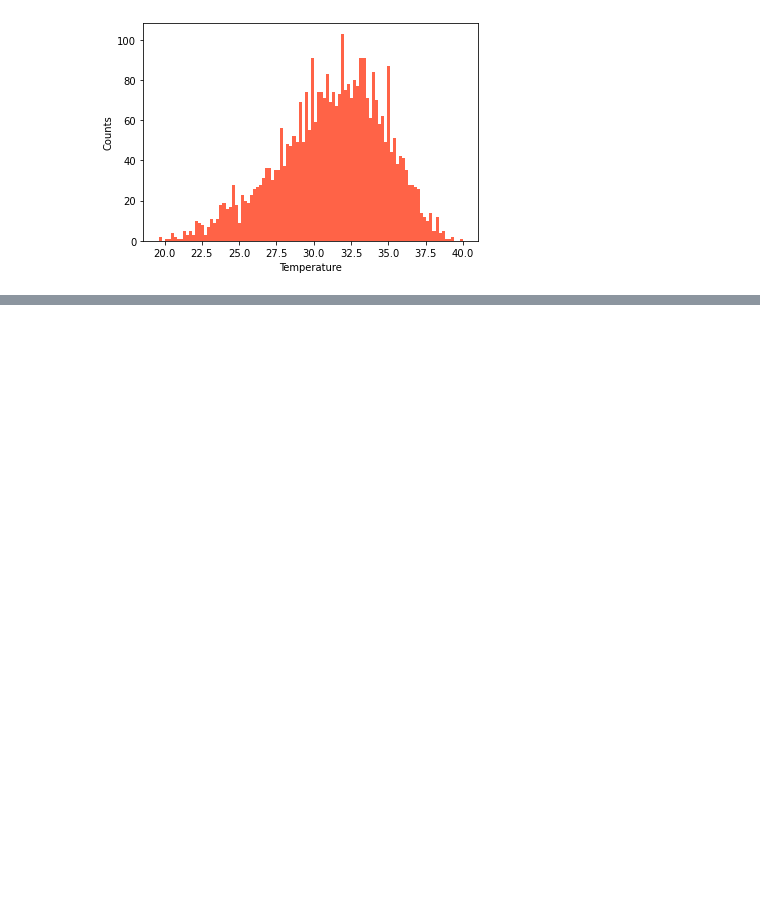
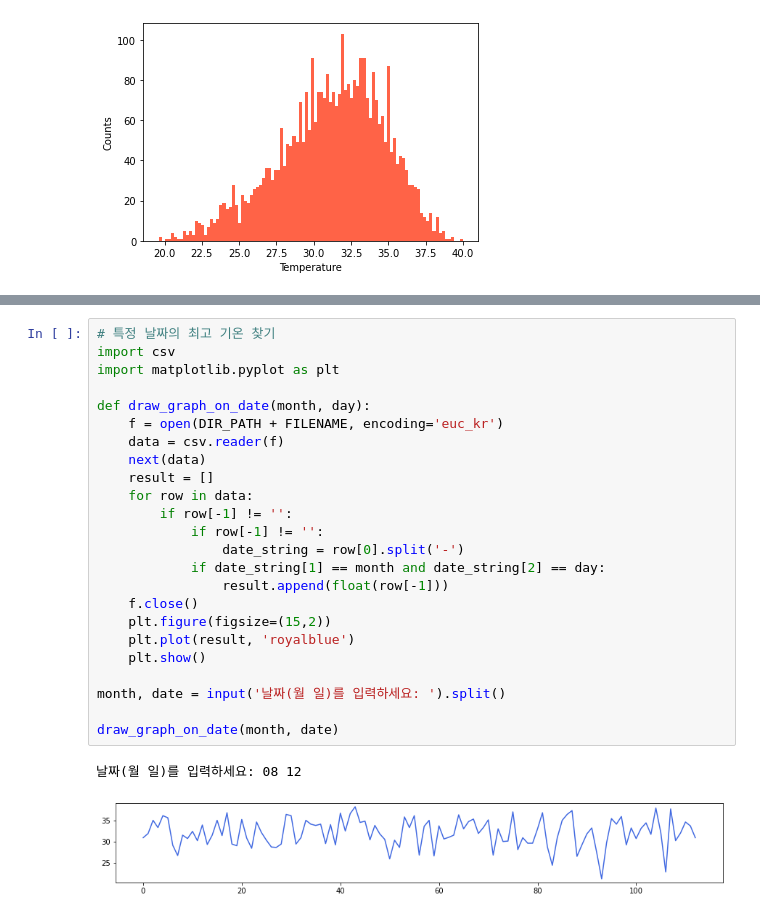
Before and after one commit to hune102377/K-DIGITALTRAING, a Jupyter notebook: 04 Kaggle&PublicData/ex_weather.ipynb, the cells around one changed output, grey strips where cells are left out. Cells and saved outputs as stored; diff of their text form; blank space fills up the shorter version.

```diff
--- a/04 Kaggle&PublicData/ex_weather.ipynb
+++ b/04 Kaggle&PublicData/ex_weather.ipynb
@@ -198,0 +227,27 @@ plt.show()
+# %%
+# 특정 날짜의 최고 기온 찾기
+import csv
+import matplotlib.pyplot as plt
+
+def draw_graph_on_date(month, day):
+    f = open(DIR_PATH + FILENAME, encoding='euc_kr')
+    data = csv.reader(f)
+    next(data)
+    result = []
+    for row in data:
+        if row[-1] != '':
+            if row[-1] != '':
+                date_string = row[0].split('-')
+            if date_string[1] == month and date_string[2] == day:
+                result.append(float(row[-1]))
+    f.close()
+    plt.figure(figsize=(15,2))
+    plt.plot(result, 'royalblue')
+    plt.show()
+
+month, date = input('날짜(월 일)를 입력하세요: ').split()
+
+draw_graph_on_date(month, date)
+# %% [output]
+날짜(월 일)를 입력하세요: 08 12
+[figure, added]
```
Also changed, not shown: parts of 1 cell of this notebook.
